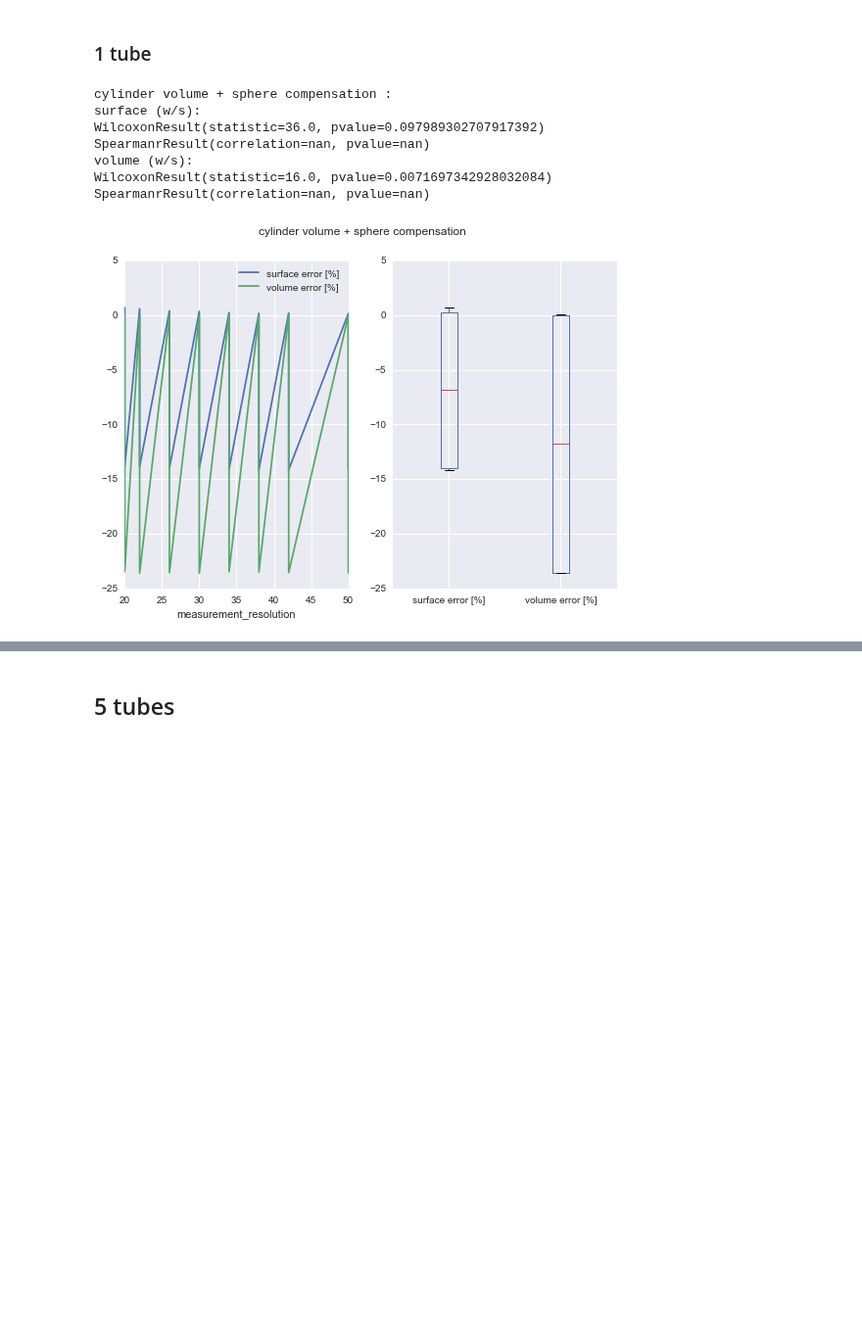
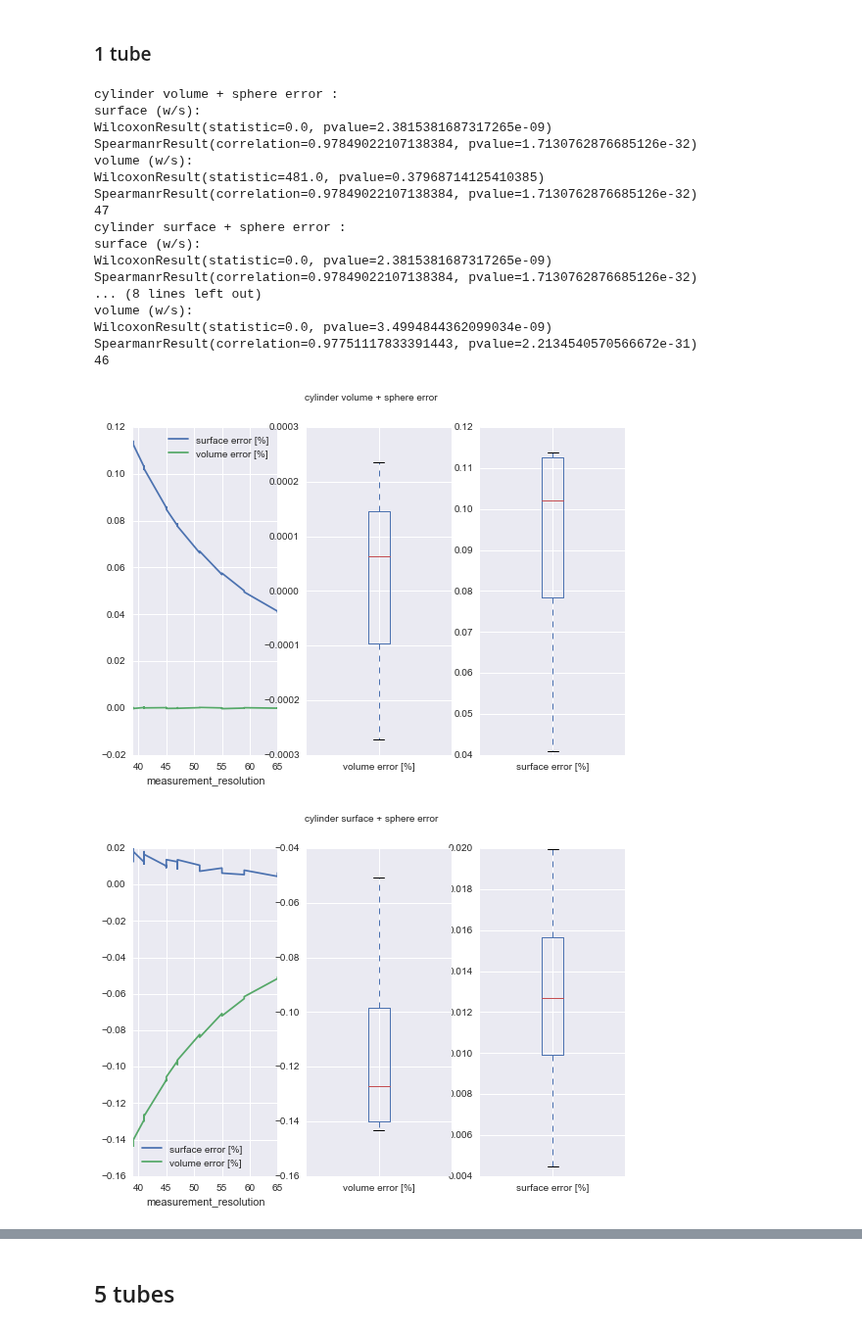
Before and after one commit to mjirik/teigen, a Jupyter notebook: examples/Output rows data processing.ipynb, the cells around one changed output, grey strips where cells are left out. Shown at 98% size. Saved outputs shown, nothing was run; the diff lists cells and outputs as text; code cells hidden in the pictures; blank space fills up the shorter version.

```diff
--- a/examples/Output rows data processing.ipynb
+++ b/examples/Output rows data processing.ipynb
@@ -27,3 +80,10 @@ plotkw ={
+# %%
+def dfplot(dfs, plotkw, radius_method=""):
+
+    dfsp = dfs[["surface error [%]", "volume error [%]", "measurement_resolution"]].sort_values(
+        "measurement_resolution")
+
+    return show_error(dfsp, radius_method=radius_method)
 # %%
 df = pd.read_csv(op.expanduser(datapath))
 pp(df.keys())
@@ -160,33 +224,5 @@ Name: output note, Length: 178, dtype: object
 # %% [markdown]
 ## Compensation methods
-# %%
-def dfplot(dfs, plotkw, radius_method=""):
-
-    dfsp = dfs[["surface error [%]", "volume error [%]", "measurement_resolution"]].sort_values(
-        "measurement_resolution")
-
-    if len(dfsp) < 1:
-        return dfsp
-    # wilcoxon - čím větší, tím lepší, alespoň 0.05
-    surf_w = scipy.stats.wilcoxon(x=dfs["surface [mm^2]"], y=dfs["numeric surface [mm^2]"], correction=False, zero_method="pratt")
-    # spearman čím menší, tím lepší
-    surf_s = scipy.stats.spearmanr(dfs["surface [mm^2]"], dfs["numeric surface [mm^2]"])
-
-    # wilcoxon - čím větší, tím lepší
-    vol_w = scipy.stats.wilcoxon(x=dfs["volume [mm^3]"], y=dfs["numeric volume [mm^3]"], correction=False, zero_method="pratt")
-    # spearman čím menší, tím lepší
-    vol_s = scipy.stats.spearmanr(dfs["volume [mm^3]"], dfs["numeric volume [mm^3]"])
-
-    print radius_method, ": \nsurface (w/s): \n" , surf_w,"\n", surf_s, "\nvolume (w/s): \n", vol_w, "\n",vol_s
-    fig = plt.figure(figsize=[25, 18])
-    ax = plt.subplot(121)
-    dfsp.plot(
-        ax=ax, x="measurement_resolution", **plotkw)
-    ax = plt.subplot(122)
-    dfsp[["surface error [%]", "volume error [%]"]].plot(
-        ax=ax, kind="box", **plotkw)
-    plt.suptitle(radius_method)
-    return dfsp
 # %% [markdown]
 ### 1 sphere
 # %%
@@ -200,20 +236,32 @@ for radius_method in ["inscribed", "circumscribed", "cylinder surface", "cylinde
 # %% [markdown]
 ### 1 tube
 # %%
-for radius_method in ["cylinder volume + sphere compensation"]:
+for radius_method in available_radius_methods:
 
     dfs = df[
         df["output note"] == "compensation method 1 tube " + radius_method
         # df["generators Unconnected cylinders radius_distribution_mean"] == 5
     ]
 
-    dfplot(dfs, plotkw, radius_method)
+    show_error(dfs, radius_method=radius_method)
+    # dfplot(dfs, plotkw, radius_method)
 # %% [output]
-cylinder volume + sphere compensation :
+cylinder volume + sphere error :
 surface (w/s):
-WilcoxonResult(statistic=36.0, pvalue=0.097989302707917392)
-SpearmanrResult(correlation=nan, pvalue=nan)
+WilcoxonResult(statistic=0.0, pvalue=2.3815381687317265e-09)
+SpearmanrResult(correlation=0.97849022107138384, pvalue=1.7130762876685126e-32)
 volume (w/s):
-WilcoxonResult(statistic=16.0, pvalue=0.0071697342928032084)
-SpearmanrResult(correlation=nan, pvalue=nan)
+WilcoxonResult(statistic=481.0, pvalue=0.37968714125410385)
+SpearmanrResult(correlation=0.97849022107138384, pvalue=1.7130762876685126e-32)
+47
+cylinder surface + sphere error :
+surface (w/s):
+WilcoxonResult(statistic=0.0, pvalue=2.3815381687317265e-09)
+SpearmanrResult(correlation=0.97849022107138384, pvalue=1.7130762876685126e-32)
+... (8 lines left out)
+volume (w/s):
+WilcoxonResult(statistic=0.0, pvalue=3.4994844362099034e-09)
+SpearmanrResult(correlation=0.97751117833391443, pvalue=2.2134540570566672e-31)
+46
-[figure, old version]
+[figure, new version]
+[figure, added]
```
Also changed, not shown: parts of 18 cells of this notebook, 4 other files.
